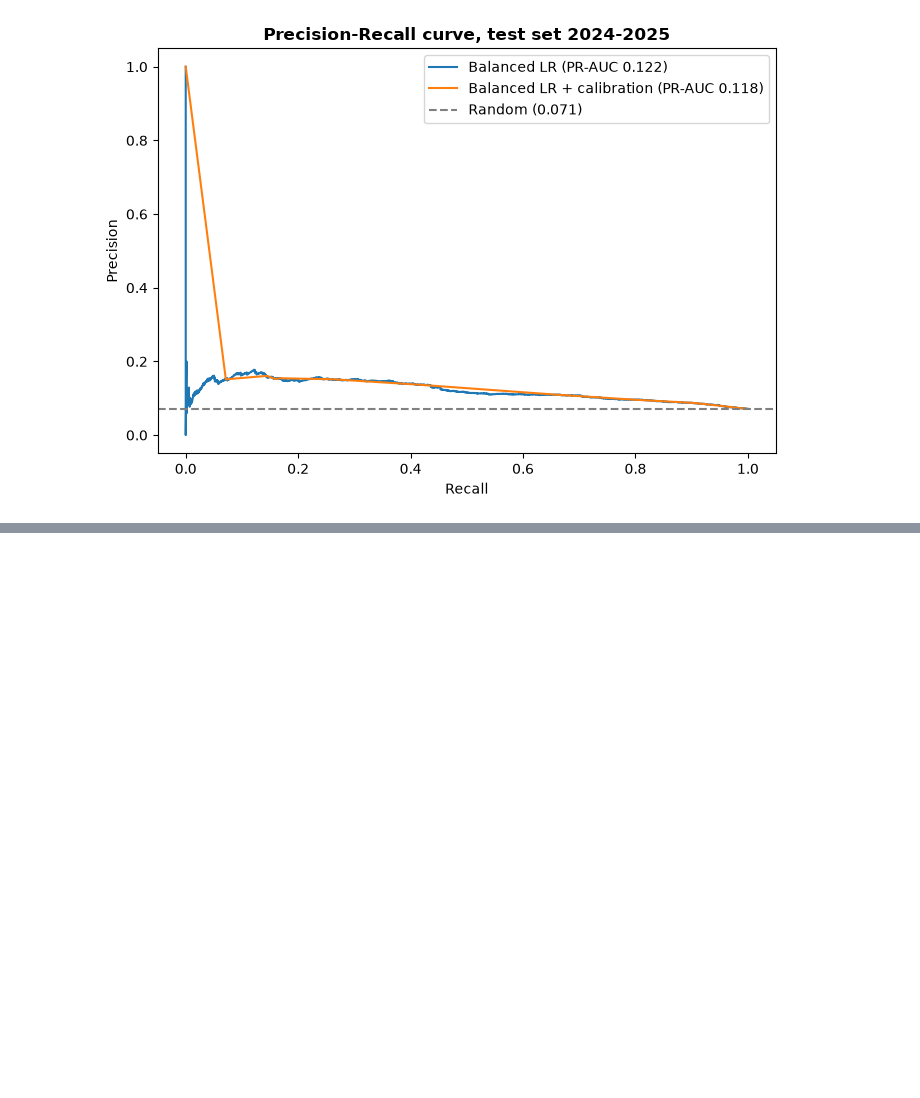
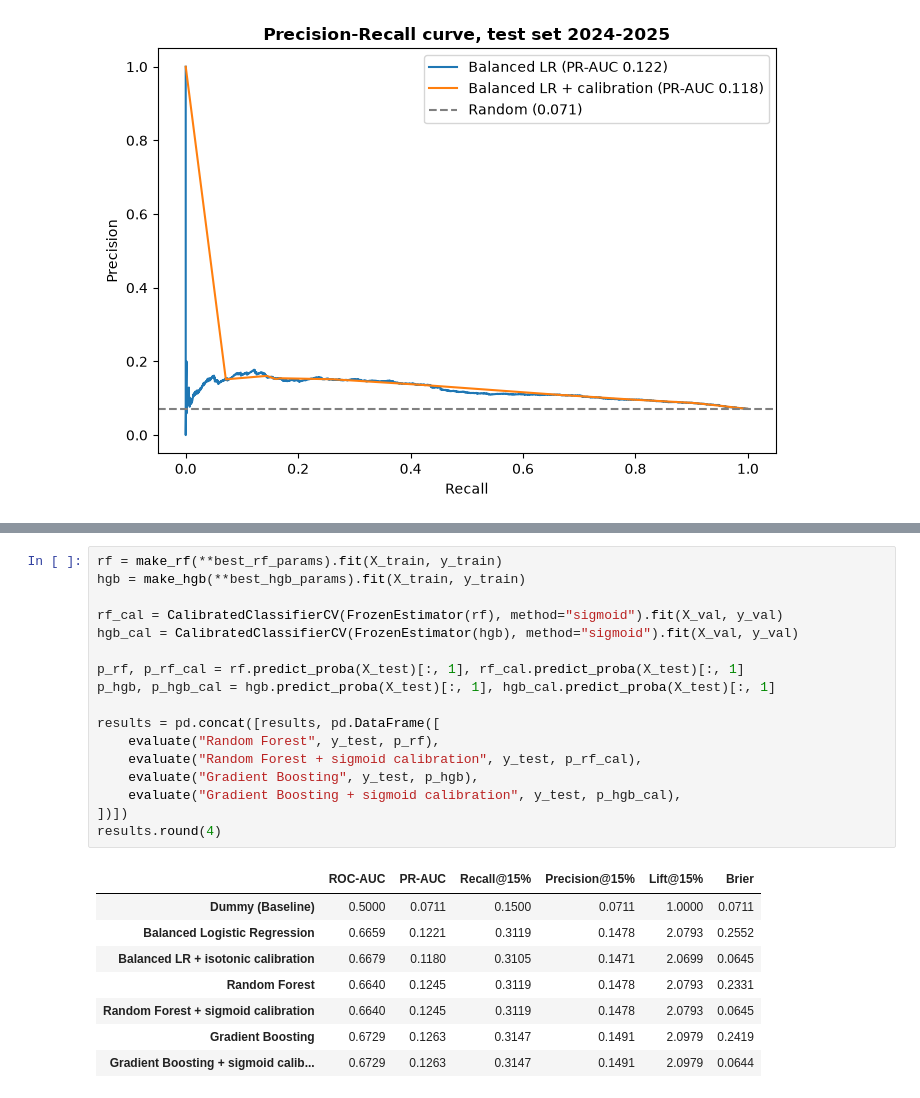
Before and after one commit to samuelbarrezueta/predictive-analytics-forecasting, a Jupyter notebook: notebooks/Task3_Predictive_Modelling.ipynb, the cells around one changed output, grey strips where cells are left out. Drawn from its saved outputs; the diff is of its cells as text; blank space fills up the shorter version.

```diff
--- a/notebooks/Task3_Predictive_Modelling.ipynb
+++ b/notebooks/Task3_Predictive_Modelling.ipynb
@@ -306,0 +405,26 @@ results = pd.concat([results, evaluate("My model", y_test, p_my_model).to_frame(
+# %%
+rf = make_rf(**best_rf_params).fit(X_train, y_train)
+hgb = make_hgb(**best_hgb_params).fit(X_train, y_train)
+
+rf_cal = CalibratedClassifierCV(FrozenEstimator(rf), method="sigmoid").fit(X_val, y_val)
+hgb_cal = CalibratedClassifierCV(FrozenEstimator(hgb), method="sigmoid").fit(X_val, y_val)
+
+p_rf, p_rf_cal = rf.predict_proba(X_test)[:, 1], rf_cal.predict_proba(X_test)[:, 1]
+p_hgb, p_hgb_cal = hgb.predict_proba(X_test)[:, 1], hgb_cal.predict_proba(X_test)[:, 1]
+
+results = pd.concat([results, pd.DataFrame([
+    evaluate("Random Forest", y_test, p_rf),
+    evaluate("Random Forest + sigmoid calibration", y_test, p_rf_cal),
+    evaluate("Gradient Boosting", y_test, p_hgb),
+    evaluate("Gradient Boosting + sigmoid calibration", y_test, p_hgb_cal),
+])])
+results.round(4)
+# %% [output]
+|  | ROC-AUC | PR-AUC | Recall@15% | Precision@15% | Lift@15% | Brier |
+| Dummy (Baseline) | 0.5000 | 0.0711 | 0.1500 | 0.0711 | 1.0000 | 0.0711 |
+| Balanced Logistic Regression | 0.6659 | 0.1221 | 0.3119 | 0.1478 | 2.0793 | 0.2552 |
+| Balanced LR + isotonic calibration | 0.6679 | 0.1180 | 0.3105 | 0.1471 | 2.0699 | 0.0645 |
+| Random Forest | 0.6640 | 0.1245 | 0.3119 | 0.1478 | 2.0793 | 0.2331 |
+| Random Forest + sigmoid calibration | 0.6640 | 0.1245 | 0.3119 | 0.1478 | 2.0793 | 0.0645 |
+| Gradient Boosting | 0.6729 | 0.1263 | 0.3147 | 0.1491 | 2.0979 | 0.2419 |
+| Gradient Boosting + sigmoid calib... | 0.6729 | 0.1263 | 0.3147 | 0.1491 | 2.0979 | 0.0644 |
```
Also changed, not shown: parts of 20 cells of this notebook, 3 other files.
